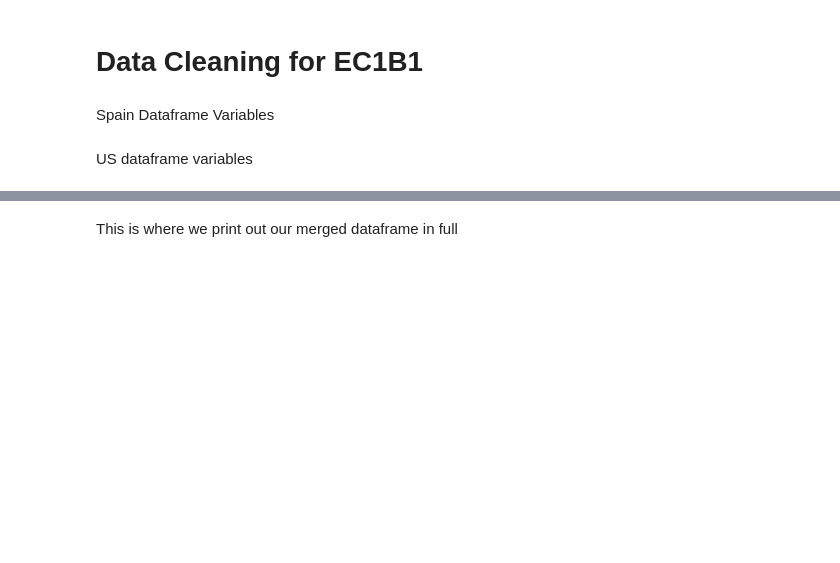
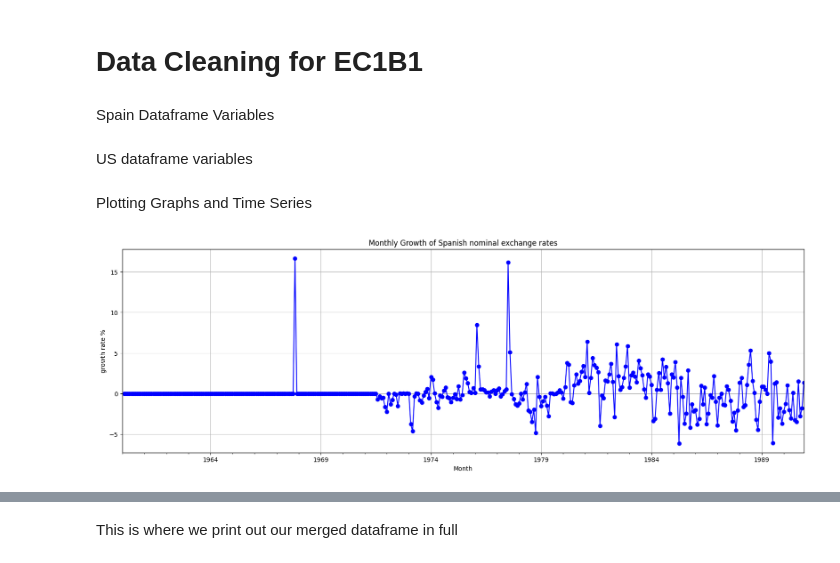
Before and after one commit to Josh-Yg/Macro-Pythonwork, a Jupyter notebook: Data Cleaning.ipynb, the cells around one changed output, grey strips where cells are left out. Cells and saved outputs as stored; diff of their text form; code cells hidden in the pictures; blank space fills up the shorter version.

Commit message:
actual plotting of graphs

```diff
--- a/Data Cleaning.ipynb
+++ b/Data Cleaning.ipynb
@@ -84,0 +103,13 @@ US dataframe variables
+# %% [markdown]
+Plotting Graphs and Time Series
+# %%
+# Plot monthly time series
+plt.figure(figsize=(20, 6))
+df_month_series['Monthly Growth in Nominal Exchange Rate %'].plot(kind='line', marker='o', color='blue', linestyle='-')
+plt.title('Monthly Growth of Spanish nominal exchange rates')
+plt.xlabel('Month')
+plt.ylabel('growth rate %')
+plt.grid(True)
+plt.show()
+# %% [output]
+[figure, added]
```
Also changed, not shown: parts of 14 cells of this notebook.
